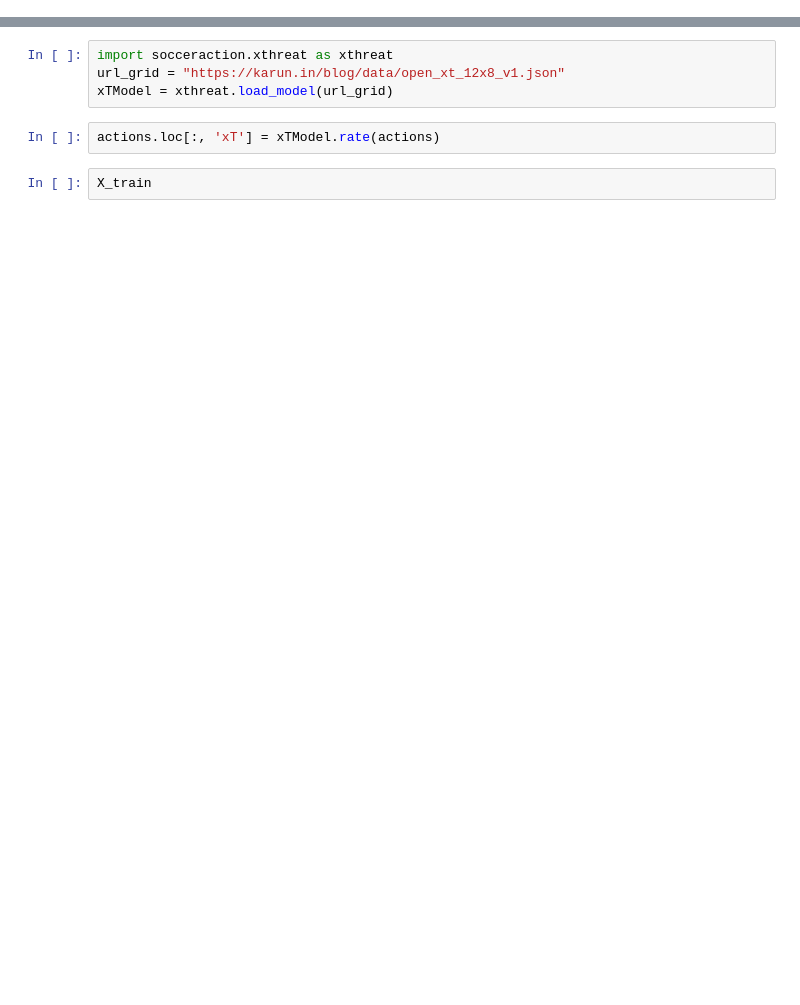
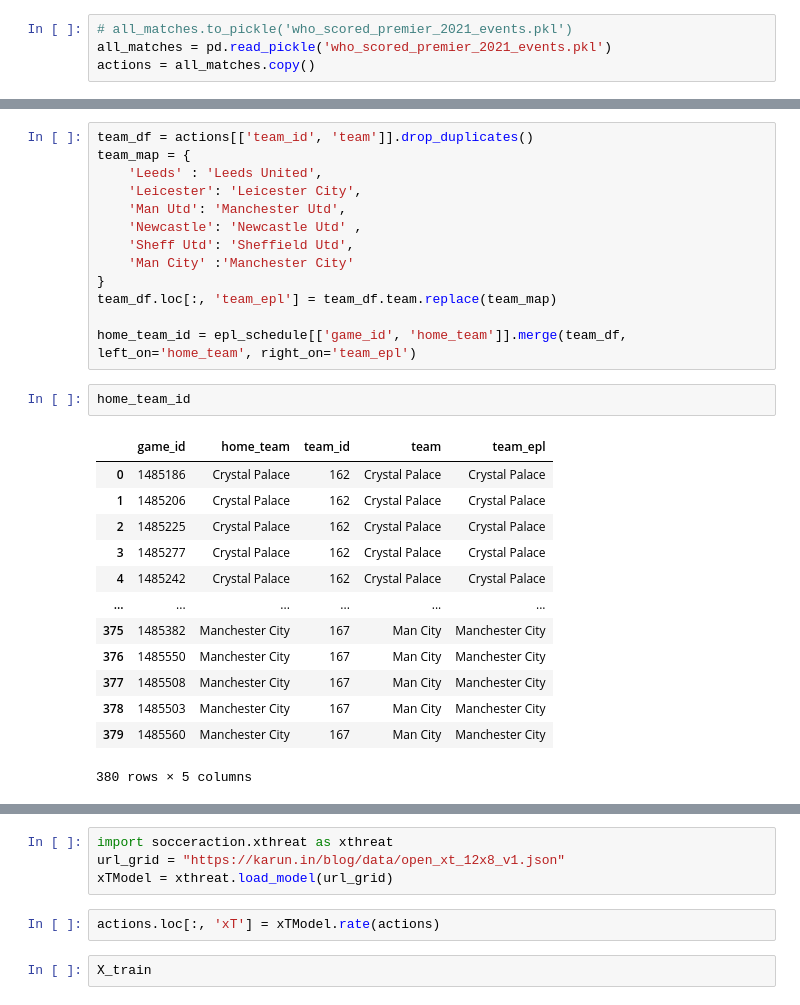
Before and after one commit to augustomaillo/cdaf-performance-influences, a Jupyter notebook: eda.ipynb, the cells around one changed output, grey strips where cells are left out. Drawn from its saved outputs; the diff is of its cells as text; blank space fills up the shorter version.

```diff
--- a/eda.ipynb
+++ b/eda.ipynb
@@ -159,0 +270,4 @@ actions.head()
+# %%
+# all_matches.to_pickle('who_scored_premier_2021_events.pkl')
+all_matches = pd.read_pickle('who_scored_premier_2021_events.pkl')
+actions = all_matches.copy()
@@ -159,0 +299,29 @@ actions.head()
+# %%
+team_df = actions[['team_id', 'team']].drop_duplicates()
+team_map = {
+    'Leeds' : 'Leeds United',
+    'Leicester': 'Leicester City',
+    'Man Utd': 'Manchester Utd',
+    'Newcastle': 'Newcastle Utd' ,
+    'Sheff Utd': 'Sheffield Utd',
+    'Man City' :'Manchester City'
+}
+team_df.loc[:, 'team_epl'] = team_df.team.replace(team_map)
+
+home_team_id = epl_schedule[['game_id', 'home_team']].merge(team_df, left_on='home_team', right_on='team_epl')
+# %%
+home_team_id
+# %% [output]
+|  | game_id | home_team | team_id | team | team_epl |
+| 0 | 1485186 | Crystal Palace | 162 | Crystal Palace | Crystal Palace |
+| 1 | 1485206 | Crystal Palace | 162 | Crystal Palace | Crystal Palace |
+| 2 | 1485225 | Crystal Palace | 162 | Crystal Palace | Crystal Palace |
+| 3 | 1485277 | Crystal Palace | 162 | Crystal Palace | Crystal Palace |
+| 4 | 1485242 | Crystal Palace | 162 | Crystal Palace | Crystal Palace |
+| ... | ... | ... | ... | ... | ... |
+| 375 | 1485382 | Manchester City | 167 | Man City | Manchester City |
+| 376 | 1485550 | Manchester City | 167 | Man City | Manchester City |
+| 377 | 1485508 | Manchester City | 167 | Man City | Manchester City |
+| 378 | 1485503 | Manchester City | 167 | Man City | Manchester City |
+| 379 | 1485560 | Manchester City | 167 | Man City | Manchester City |
+380 rows × 5 columns
```
Also changed, not shown: parts of 24 cells of this notebook.
